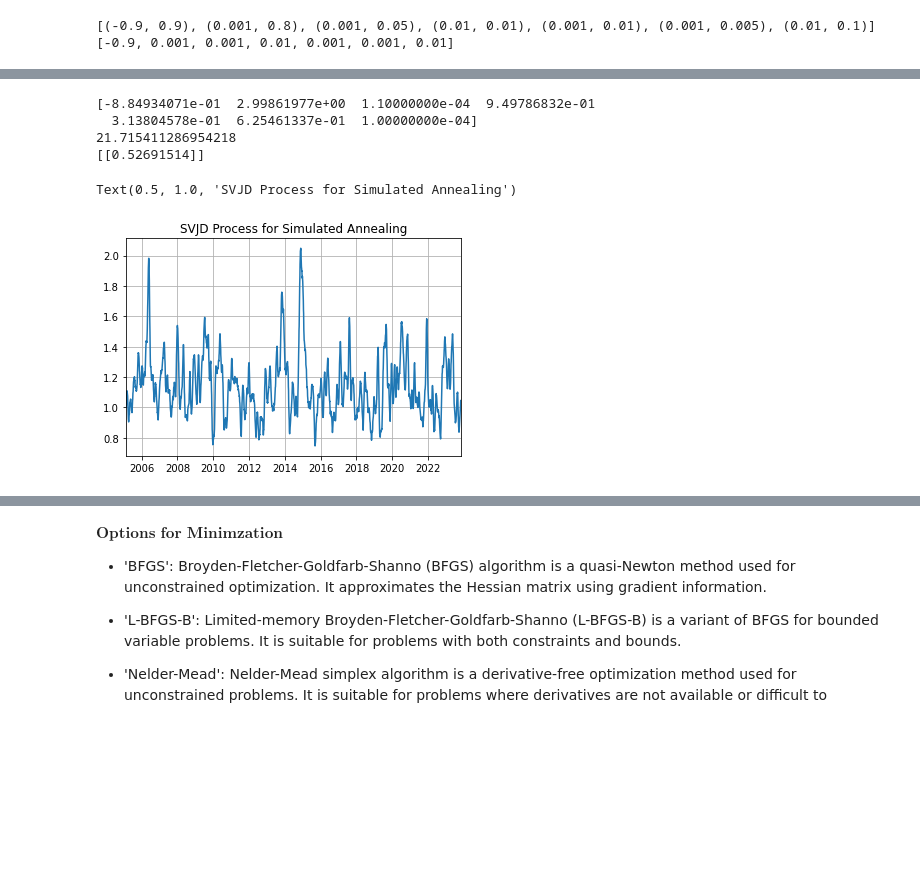
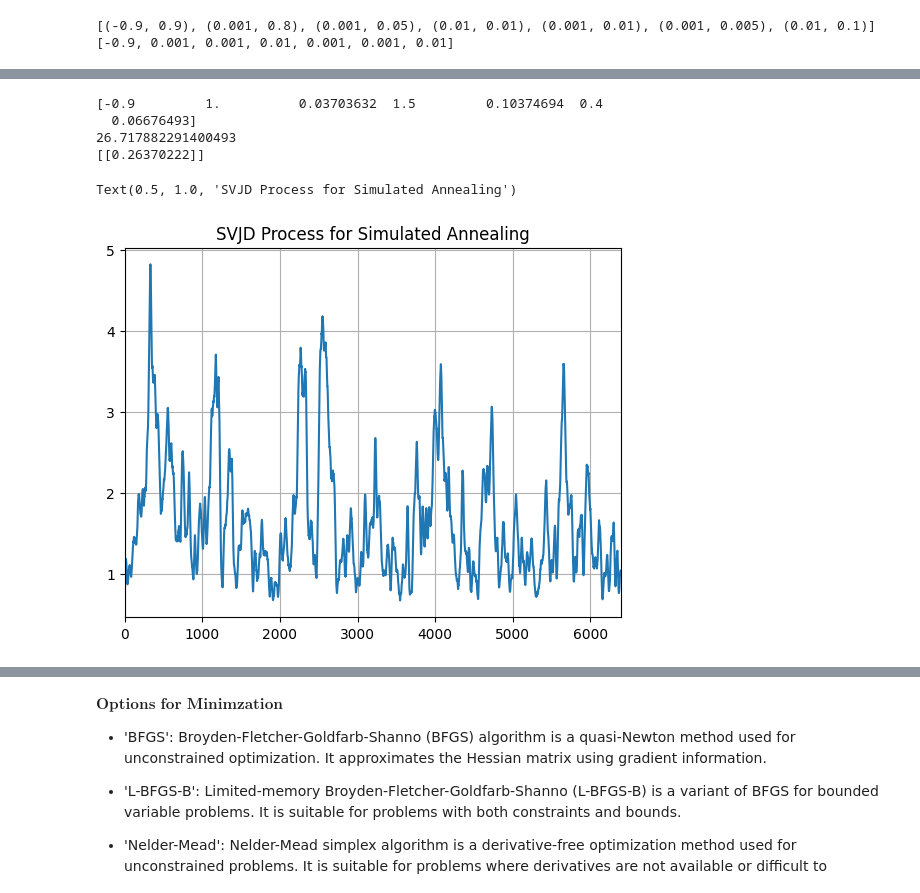
Before and after one commit to McNelis-CMML/Presentations-on-Recent-Research, a Jupyter notebook: SVJD_Lecture_2025.ipynb, the cells around one changed output, grey strips where cells are left out. Cells and saved outputs as stored; diff of their text form; code cells hidden in the pictures; blank space fills up the shorter version.

```diff
--- a/SVJD_Lecture_2025.ipynb
+++ b/SVJD_Lecture_2025.ipynb
@@ -1416,26 +1462,26 @@ Optimal Value: 0.5269151421672992
 # %%
 params = result.x
 print(params)
 simulated_price, simulated_returns, v1, sse, rsq,error = heston_model(params, price_series, dt)
 print(sse)
 lsq = likelihood(params, price_series, dt)
 print(lsq)
 window_size = 20
 start = 300
 # Calculate the rolling window average
 v_smooth = np.convolve(v1, np.ones(window_size) / window_size, mode='valid')
 v_smooth = v_smooth
-plt.plot(date[start+window_size-1:],v_smooth[start:]/v_smooth[start])
+plt.plot(v_smooth[start:]/v_smooth[start])
 plt.grid(True)
 plt.autoscale(axis='x', tight=True)
 plt.title('SVJD Process for Simulated Annealing')
 # %% [output]
-[-8.84934071e-01  2.99861977e+00  1.10000000e-04  9.49786832e-01
-  3.13804578e-01  6.25461337e-01  1.00000000e-04]
-21.715411286954218
-[[0.52691514]]
+[-0.9         1.          0.03703632  1.5         0.10374694  0.4
+  0.06676493]
+26.717882291400493
+[[0.26370222]]
 Text(0.5, 1.0, 'SVJD Process for Simulated Annealing')
-[figure, old version]
+[figure, new version]
 # %%
 !pip install pyswarm
 import numpy as np
```
Also changed, not shown: parts of 29 cells of this notebook.
